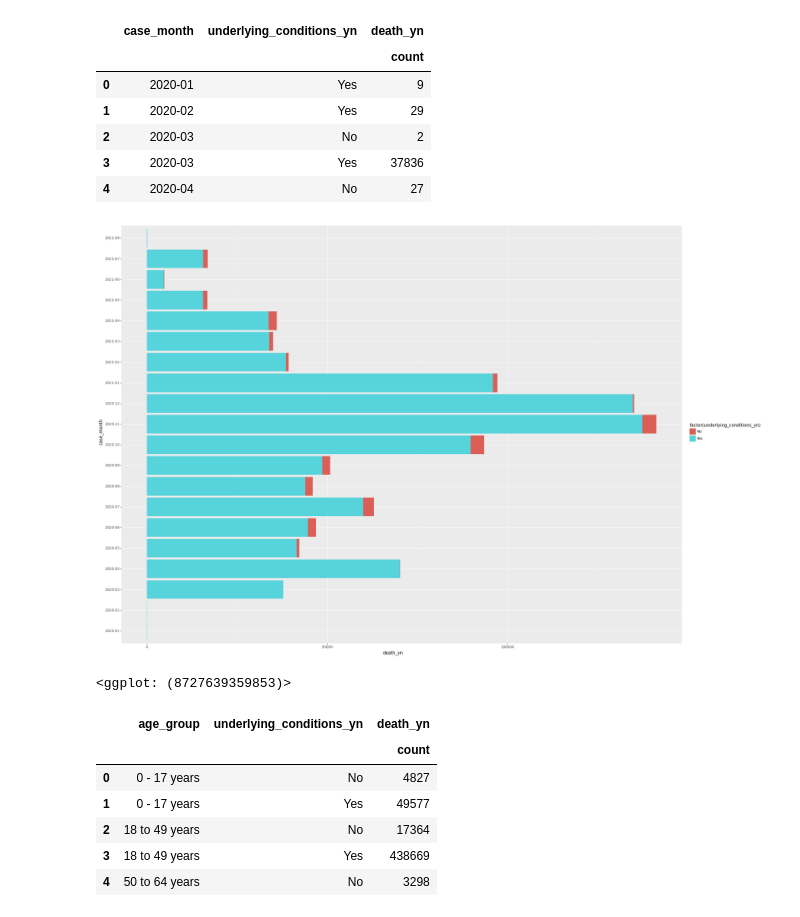
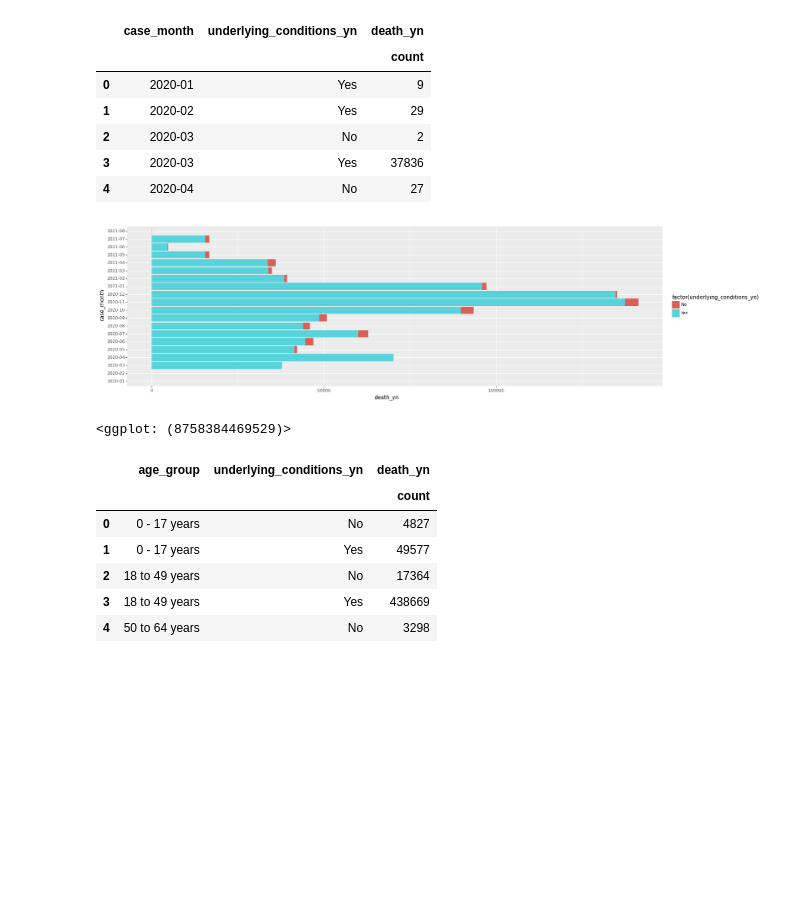
Before and after one commit to tejaswi2019/DataScienceGuidedCapstone, a Jupyter notebook: Capstone2_EDA.ipynb, the cells around one changed output. Saved outputs shown, nothing was run; the diff lists cells and outputs as text; code cells hidden in the pictures; blank space fills up the shorter version.

```diff
--- a/Capstone2_EDA.ipynb
+++ b/Capstone2_EDA.ipynb
@@ -350,10 +416,11 @@ cause_deaths.head()
 | 4 | 2020-04 | No | 27 |
 # %%
 
-ggplot(cause_deaths, aes(x='case_month',y='death_yn',fill='factor(underlying_conditions_yn)')) + geom_bar(stat="identity") + coord_flip()
+ggplot(cause_deaths, aes(x='case_month',y='death_yn',fill='factor(underlying_conditions_yn)')) + geom_bar(stat="identity") + coord_flip() + theme(
+    figure_size=(20, 6))
 # %% [output]
-[figure, old version]
+[figure, new version]
-<ggplot: (8727639359853)>
+<ggplot: (8758384469529)>
 # %%
 age_cause_deaths = df.groupby(['age_group','underlying_conditions_yn']).sum('count').reset_index()
 age_cause_deaths.head()
```
Also changed, not shown: parts of 37 cells of this notebook, 2 other files.
